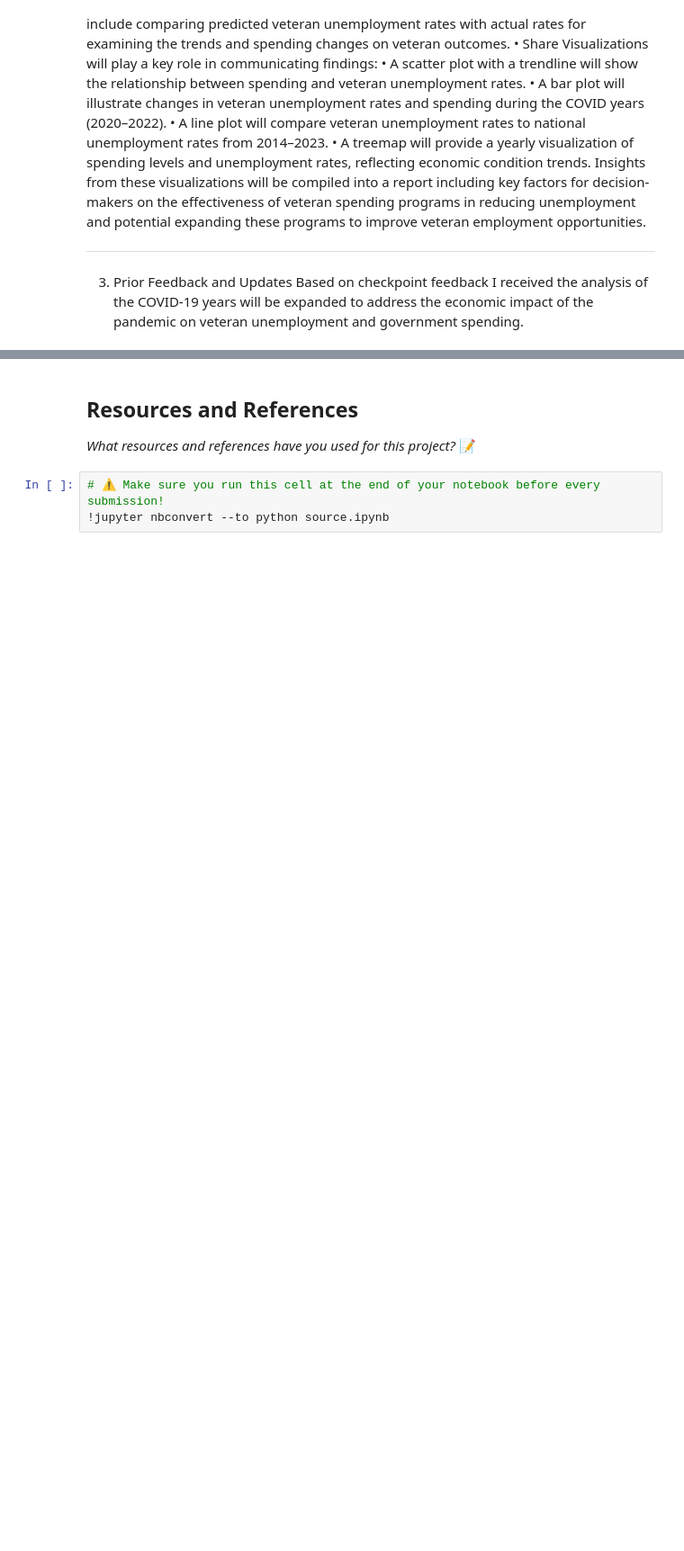
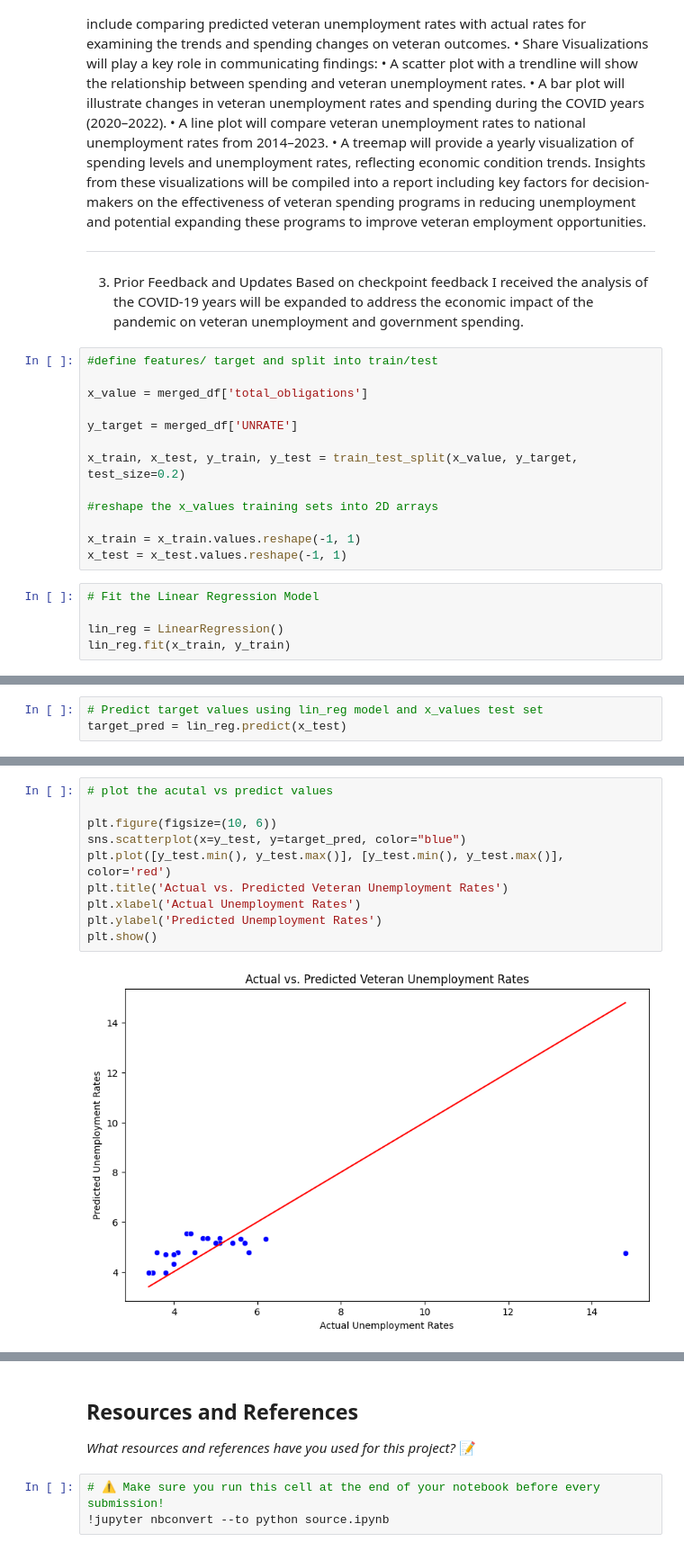
Before and after one commit to IT4063C-Fall24/final-project-vogelrj, a Jupyter notebook: source.ipynb, the cells around one changed output, grey strips where cells are left out. Shown at 90% size. Drawn from its saved outputs; the diff is of its cells as text; blank space fills up the shorter version.

```diff
--- a/source.ipynb
+++ b/source.ipynb
@@ -582,3 +585,21 @@ ________________________________________
 ________________________________________
 3. Prior Feedback and Updates
 Based on checkpoint feedback I received the analysis of the COVID-19 years will be expanded to address the economic impact of the pandemic on veteran unemployment and government spending.
+# %%
+#define features/ target and split into train/test
+
+x_value = merged_df['total_obligations']
+
+y_target = merged_df['UNRATE']
+
+x_train, x_test, y_train, y_test = train_test_split(x_value, y_target, test_size=0.2)
+
+#reshape the x_values training sets into 2D arrays
+
+x_train = x_train.values.reshape(-1, 1)
+x_test = x_test.values.reshape(-1, 1)
+# %%
+# Fit the Linear Regression Model
+
+lin_reg = LinearRegression()
+lin_reg.fit(x_train, y_train)
@@ -584,0 +608,3 @@ Based on checkpoint feedback I received the analysis of the COVID-19 years will
+# %%
+# Predict target values using lin_reg model and x_values test set
+target_pred = lin_reg.predict(x_test)
@@ -584,0 +621,12 @@ Based on checkpoint feedback I received the analysis of the COVID-19 years will
+# %%
+# plot the acutal vs predict values
+
+plt.figure(figsize=(10, 6))
+sns.scatterplot(x=y_test, y=target_pred, color="blue")
+plt.plot([y_test.min(), y_test.max()], [y_test.min(), y_test.max()], color='red')
+plt.title('Actual vs. Predicted Veteran Unemployment Rates')
+plt.xlabel('Actual Unemployment Rates')
+plt.ylabel('Predicted Unemployment Rates')
+plt.show()
+# %% [output]
+[figure, added]
```
Also changed, not shown: parts of 19 cells of this notebook, 3 other files.
